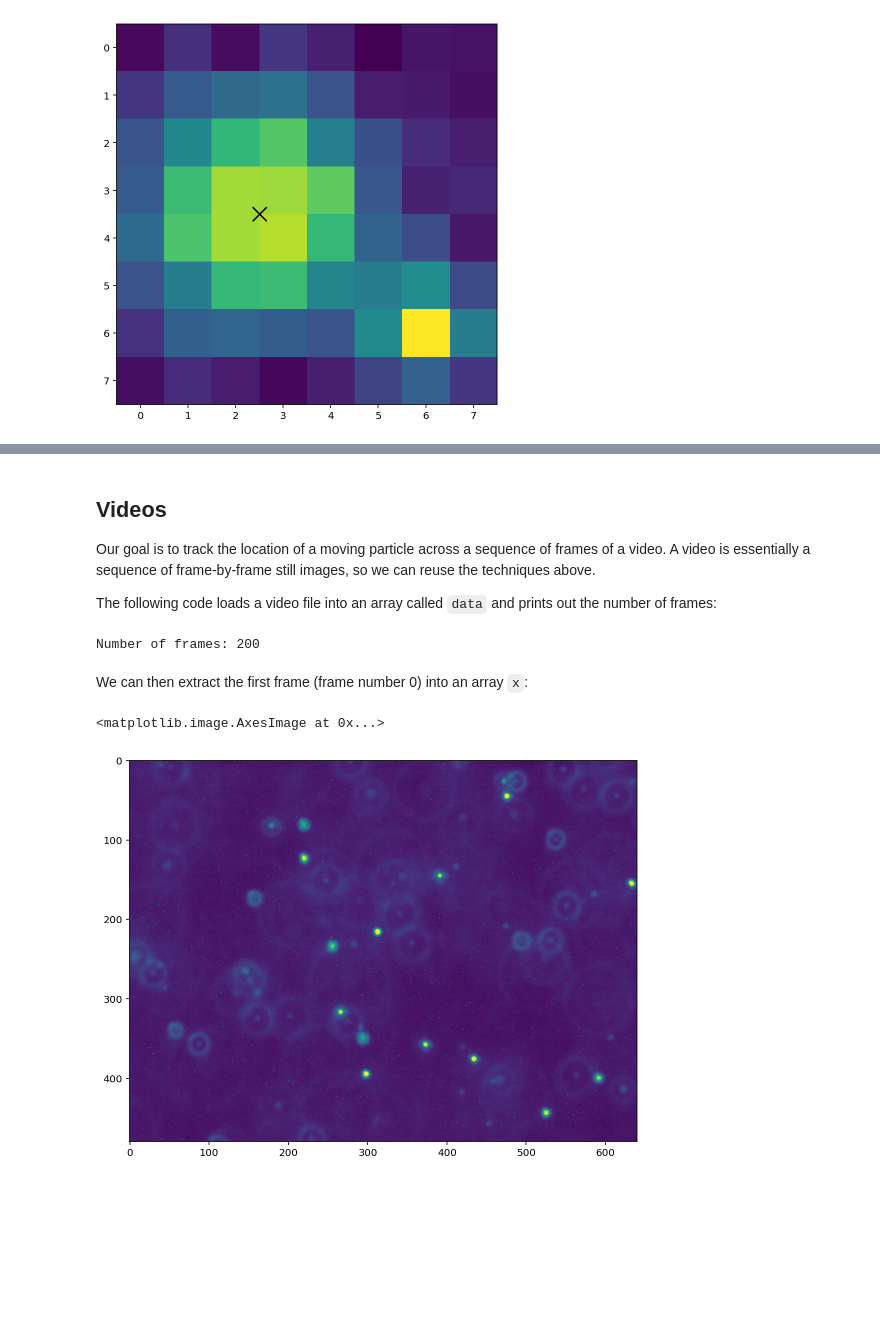
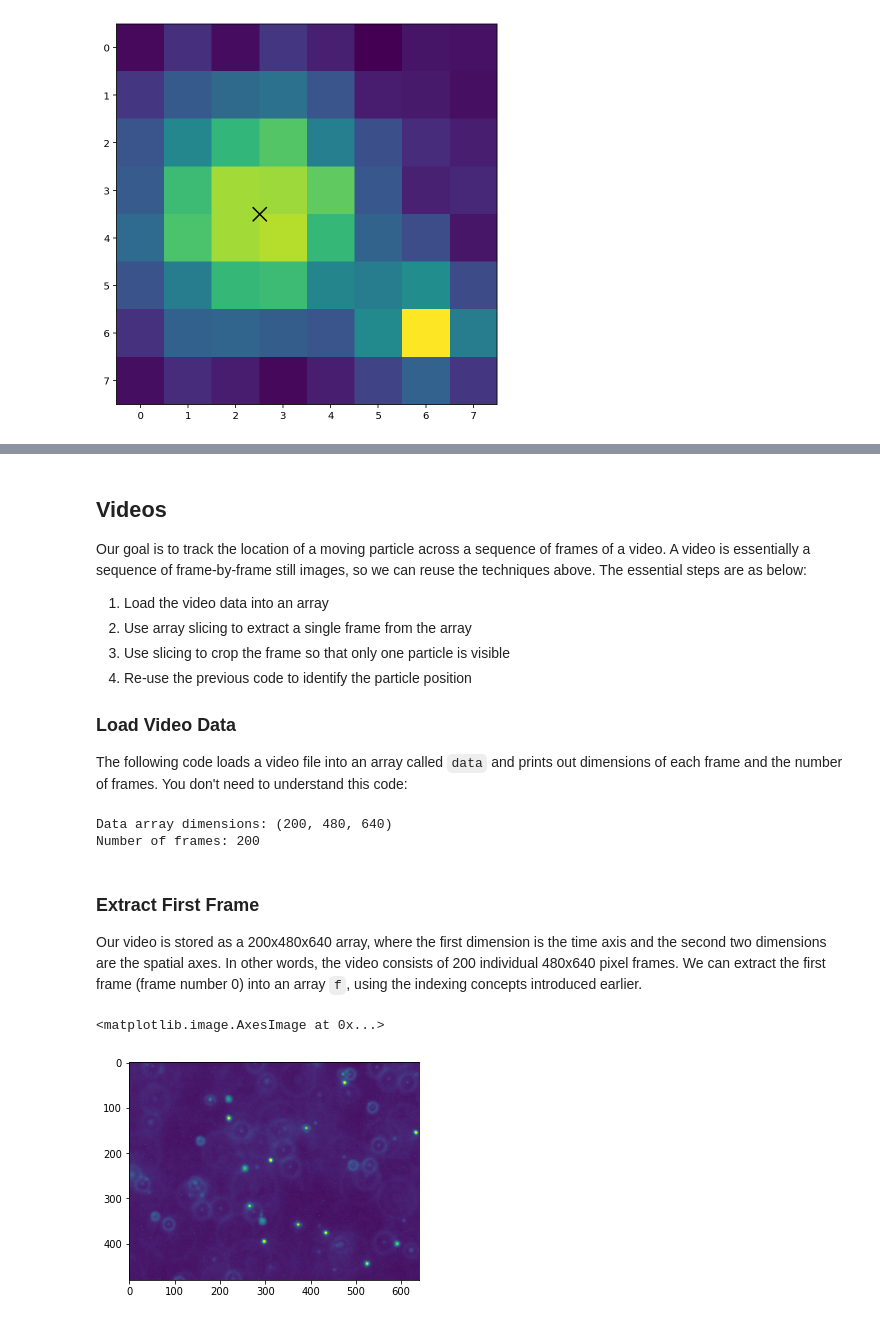
Before and after one commit to UCLNatSci/Interdisciplinary-Research-Skills, a Jupyter notebook: book/_build/jupyter_execute/5_image_segmentation/segmentation.ipynb, the cells around one changed output, grey strips where cells are left out. Saved outputs shown, nothing was run; the diff lists cells and outputs as text; code cells hidden in the pictures; blank space fills up the shorter version.

```diff
--- a/book/_build/jupyter_execute/5_image_segmentation/segmentation.ipynb
+++ b/book/_build/jupyter_execute/5_image_segmentation/segmentation.ipynb
@@ -138,9 +246,16 @@ The image `frame0.png` is part of one frame of the Brownian motion video.
 # %% [markdown]
 ## Videos
 
-Our goal is to track the location of a moving particle across a sequence of frames of a video. A video is essentially a sequence of frame-by-frame still images, so we can reuse the techniques above.
+Our goal is to track the location of a moving particle across a sequence of frames of a video. A video is essentially a sequence of frame-by-frame still images, so we can reuse the techniques above. The essential steps are as below:
 
-The following code loads a video file into an array called `data` and prints out the number of frames:
+1. Load the video data into an array
+1. Use array slicing to extract a single frame from the array
+1. Use slicing to crop the frame so that only one particle is visible
+1. Re-use the previous code to identify the particle position
+
+### Load Video Data
+
+The following code loads a video file into an array called `data` and prints out dimensions of each frame and the number of frames. You don't need to understand this code:
 # %%
 import cv2
 import numpy as np
@@ -163,17 +278,21 @@ while (fc < frameCount  and ret):
 
 cap.release()
 
-print("Number of frames:", buf.shape[0])
+data = np.mean(buf[:,:,:,:], axis=-1)
 
-data = np.mean(buf[:,:,:,:], axis=-1)
+print("Data array dimensions:", data.shape)
+print("Number of frames:", data.shape[0])
 # %% [output]
+Data array dimensions: (200, 480, 640)
 Number of frames: 200
-# %% [markdown]
-We can then extract the first frame (frame number 0) into an array `x`:
+# %% [markdown]
+### Extract First Frame
+
+Our video is stored as a 200x480x640 array, where the first dimension is the time axis and the second two dimensions are the spatial axes. In other words, the video consists of 200 individual 480x640 pixel frames. We can extract the first frame (frame number 0) into an array `f`, using the indexing concepts introduced earlier.
 # %%
-x = data[0,:,:] # extract the first frame
+f = data[0,:,:] # extract the first frame
 
-plt.imshow(x)
+plt.imshow(f)
 # %% [output]
 <matplotlib.image.AxesImage at 0x...>
-[figure, old version]
+[figure, new version]
```
Also changed, not shown: parts of 37 cells of this notebook, 57 other files.
